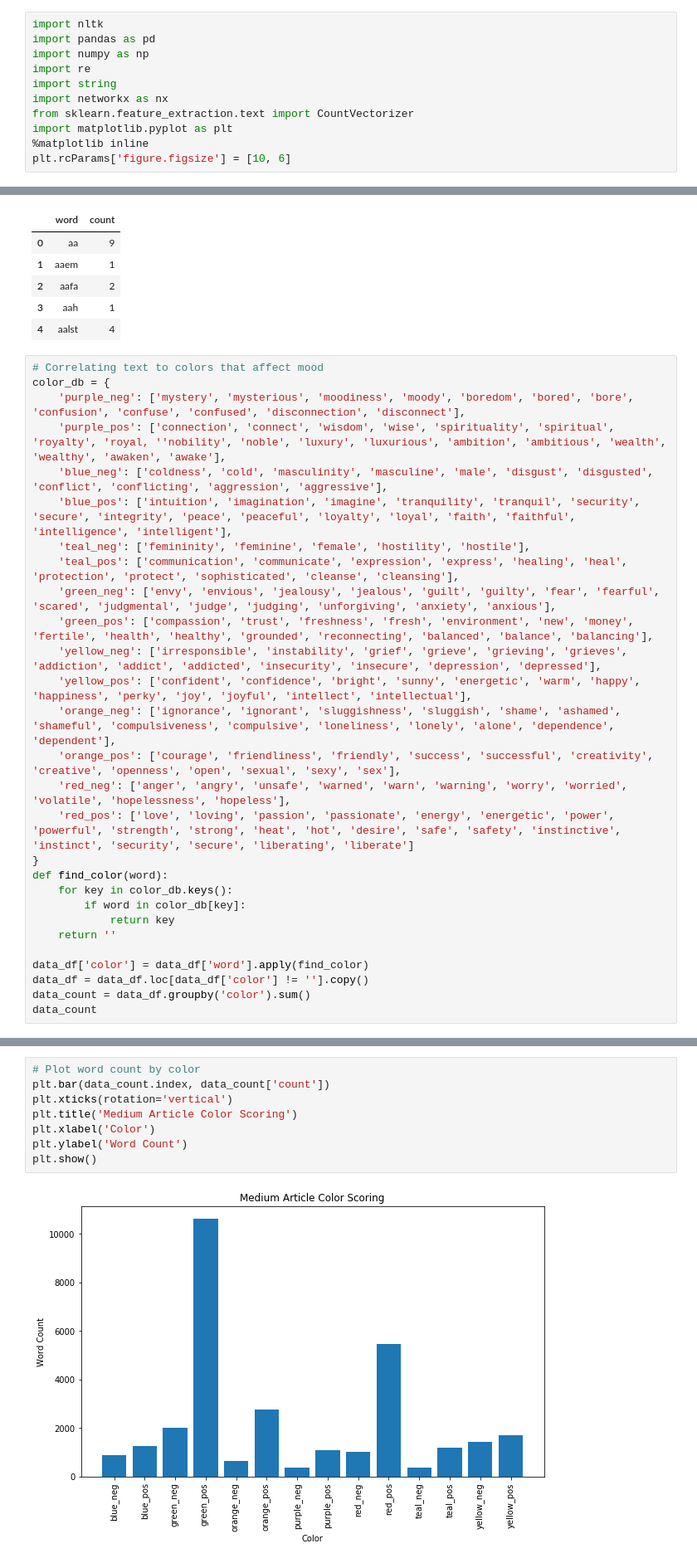
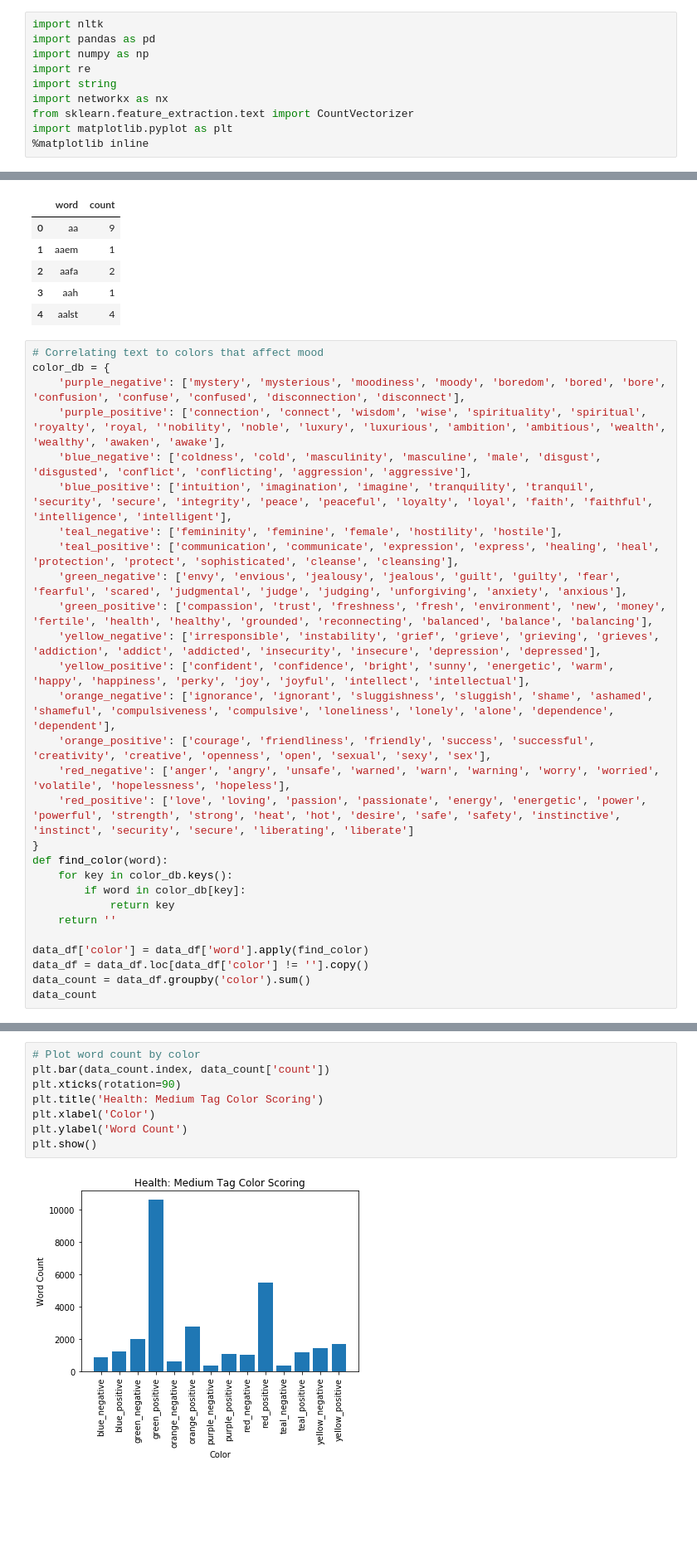
Before and after one commit to gitw3ll/content_recommendation_engine, a Jupyter notebook: text-analysis/medium_tag_scoring.ipynb, the cells around one changed output, grey strips where cells are left out. Shown: that part at 83% size. Drawn from its saved outputs; the diff is of its cells as text; blank space fills up the shorter version.

Commit message:
Word distribution graphs

```diff
--- a/text-analysis/medium_tag_scoring.ipynb
+++ b/text-analysis/medium_tag_scoring.ipynb
@@ -8,7 +8,6 @@ import networkx as nx
 from sklearn.feature_extraction.text import CountVectorizer
 import matplotlib.pyplot as plt
 %matplotlib inline
-plt.rcParams['figure.figsize'] = [10, 6]
 # %%
 # Read Medium data
 top_articles = pd.read_json('top_health_articles.json')
@@ -58,20 +57,20 @@ data_df.head()
 # %%
 # Correlating text to colors that affect mood
 color_db = {
-    'purple_neg': ['mystery', 'mysterious', 'moodiness', 'moody', 'boredom', 'bored', 'bore', 'confusion', 'confuse', 'confused', 'disconnection', 'disconnect'],
-    'purple_pos': ['connection', 'connect', 'wisdom', 'wise', 'spirituality', 'spiritual', 'royalty', 'royal, ''nobility', 'noble', 'luxury', 'luxurious', 'ambition', 'ambitious', 'wealth', 'wealthy', 'awaken', 'awake'],
-    'blue_neg': ['coldness', 'cold', 'masculinity', 'masculine', 'male', 'disgust', 'disgusted', 'conflict', 'conflicting', 'aggression', 'aggressive'],
-    'blue_pos': ['intuition', 'imagination', 'imagine', 'tranquility', 'tranquil', 'security', 'secure', 'integrity', 'peace', 'peaceful', 'loyalty', 'loyal', 'faith', 'faithful', 'intelligence', 'intelligent'],
-    'teal_neg': ['femininity', 'feminine', 'female', 'hostility', 'hostile'],
-    'teal_pos': ['communication', 'communicate', 'expression', 'express', 'healing', 'heal', 'protection', 'protect', 'sophisticated', 'cleanse', 'cleansing'],
-    'green_neg': ['envy', 'envious', 'jealousy', 'jealous', 'guilt', 'guilty', 'fear', 'fearful', 'scared', 'judgmental', 'judge', 'judging', 'unforgiving', 'anxiety', 'anxious'],
-    'green_pos': ['compassion', 'trust', 'freshness', 'fresh', 'environment', 'new', 'money', 'fertile', 'health', 'healthy', 'grounded', 'reconnecting', 'balanced', 'balance', 'balancing'],
-    'yellow_neg': ['irresponsible', 'instability', 'grief', 'grieve', 'grieving', 'grieves', 'addiction', 'addict', 'addicted', 'insecurity', 'insecure', 'depression', 'depressed'],
-    'yellow_pos': ['confident', 'confidence', 'bright', 'sunny', 'energetic', 'warm', 'happy', 'happiness', 'perky', 'joy', 'joyful', 'intellect', 'intellectual'],
-    'orange_neg': ['ignorance', 'ignorant', 'sluggishness', 'sluggish', 'shame', 'ashamed', 'shameful', 'compulsiveness', 'compulsive', 'loneliness', 'lonely', 'alone', 'dependence', 'dependent'],
-    'orange_pos': ['courage', 'friendliness', 'friendly', 'success', 'successful', 'creativity', 'creative', 'openness', 'open', 'sexual', 'sexy', 'sex'],
-    'red_neg': ['anger', 'angry', 'unsafe', 'warned', 'warn', 'warning', 'worry', 'worried', 'volatile', 'hopelessness', 'hopeless'],
-    'red_pos': ['love', 'loving', 'passion', 'passionate', 'energy', 'energetic', 'power', 'powerful', 'strength', 'strong', 'heat', 'hot', 'desire', 'safe', 'safety', 'instinctive', 'instinct', 'security', 'secure', 'liberating', 'liberate']
+    'purple_negative': ['mystery', 'mysterious', 'moodiness', 'moody', 'boredom', 'bored', 'bore', 'confusion', 'confuse', 'confused', 'disconnection', 'disconnect'],
+    'purple_positive': ['connection', 'connect', 'wisdom', 'wise', 'spirituality', 'spiritual', 'royalty', 'royal, ''nobility', 'noble', 'luxury', 'luxurious', 'ambition', 'ambitious', 'wealth', 'wealthy', 'awaken', 'awake'],
+    'blue_negative': ['coldness', 'cold', 'masculinity', 'masculine', 'male', 'disgust', 'disgusted', 'conflict', 'conflicting', 'aggression', 'aggressive'],
+    'blue_positive': ['intuition', 'imagination', 'imagine', 'tranquility', 'tranquil', 'security', 'secure', 'integrity', 'peace', 'peaceful', 'loyalty', 'loyal', 'faith', 'faithful', 'intelligence', 'intelligent'],
+    'teal_negative': ['femininity', 'feminine', 'female', 'hostility', 'hostile'],
+    'teal_positive': ['communication', 'communicate', 'expression', 'express', 'healing', 'heal', 'protection', 'protect', 'sophisticated', 'cleanse', 'cleansing'],
+    'green_negative': ['envy', 'envious', 'jealousy', 'jealous', 'guilt', 'guilty', 'fear', 'fearful', 'scared', 'judgmental', 'judge', 'judging', 'unforgiving', 'anxiety', 'anxious'],
+    'green_positive': ['compassion', 'trust', 'freshness', 'fresh', 'environment', 'new', 'money', 'fertile', 'health', 'healthy', 'grounded', 'reconnecting', 'balanced', 'balance', 'balancing'],
+    'yellow_negative': ['irresponsible', 'instability', 'grief', 'grieve', 'grieving', 'grieves', 'addiction', 'addict', 'addicted', 'insecurity', 'insecure', 'depression', 'depressed'],
+    'yellow_positive': ['confident', 'confidence', 'bright', 'sunny', 'energetic', 'warm', 'happy', 'happiness', 'perky', 'joy', 'joyful', 'intellect', 'intellectual'],
+    'orange_negative': ['ignorance', 'ignorant', 'sluggishness', 'sluggish', 'shame', 'ashamed', 'shameful', 'compulsiveness', 'compulsive', 'loneliness', 'lonely', 'alone', 'dependence', 'dependent'],
+    'orange_positive': ['courage', 'friendliness', 'friendly', 'success', 'successful', 'creativity', 'creative', 'openness', 'open', 'sexual', 'sexy', 'sex'],
+    'red_negative': ['anger', 'angry', 'unsafe', 'warned', 'warn', 'warning', 'worry', 'worried', 'volatile', 'hopelessness', 'hopeless'],
+    'red_positive': ['love', 'loving', 'passion', 'passionate', 'energy', 'energetic', 'power', 'powerful', 'strength', 'strong', 'heat', 'hot', 'desire', 'safe', 'safety', 'instinctive', 'instinct', 'security', 'secure', 'liberating', 'liberate']
 }
 def find_color(word):
     for key in color_db.keys():
@@ -103,11 +102,11 @@ data_count
 # %%
 # Plot word count by color
 plt.bar(data_count.index, data_count['count'])
-plt.xticks(rotation='vertical')
-plt.title('Medium Article Color Scoring')
+plt.xticks(rotation=90)
+plt.title('Health: Medium Tag Color Scoring')
 plt.xlabel('Color')
 plt.ylabel('Word Count')
 plt.show()
 # %% [output]
-[figure, old version]
+[figure, new version]
 # %%
```
Also changed, not shown: parts of 4 cells of this notebook.
